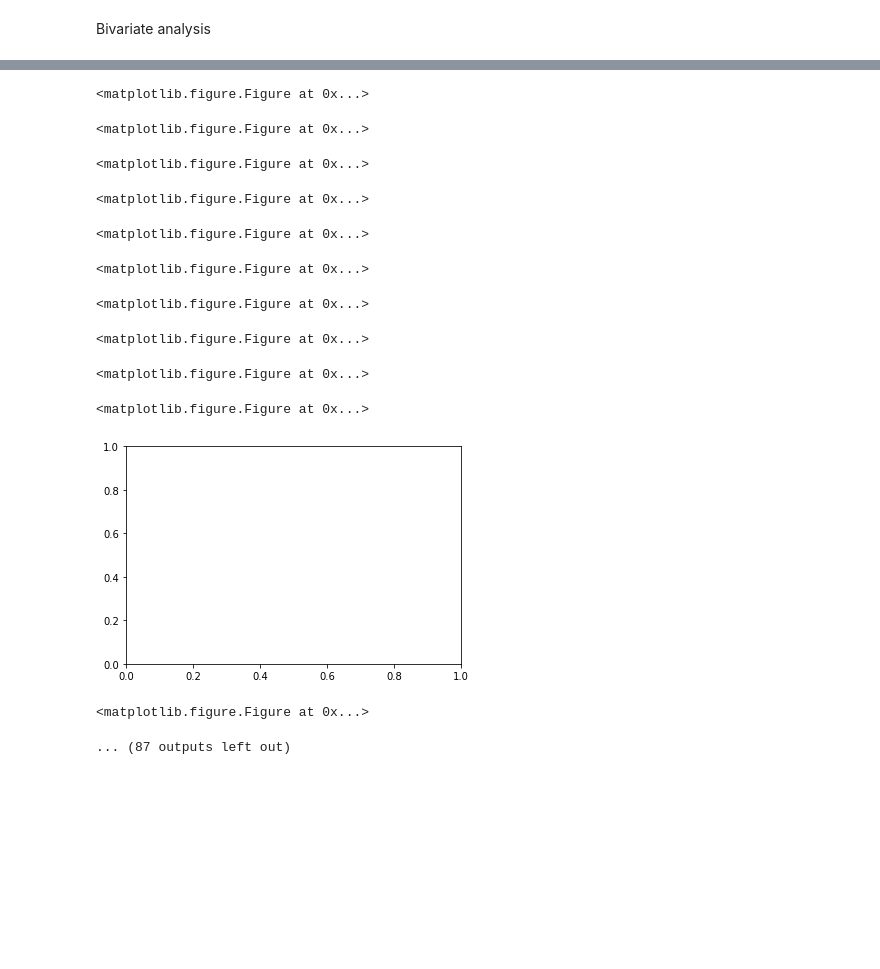
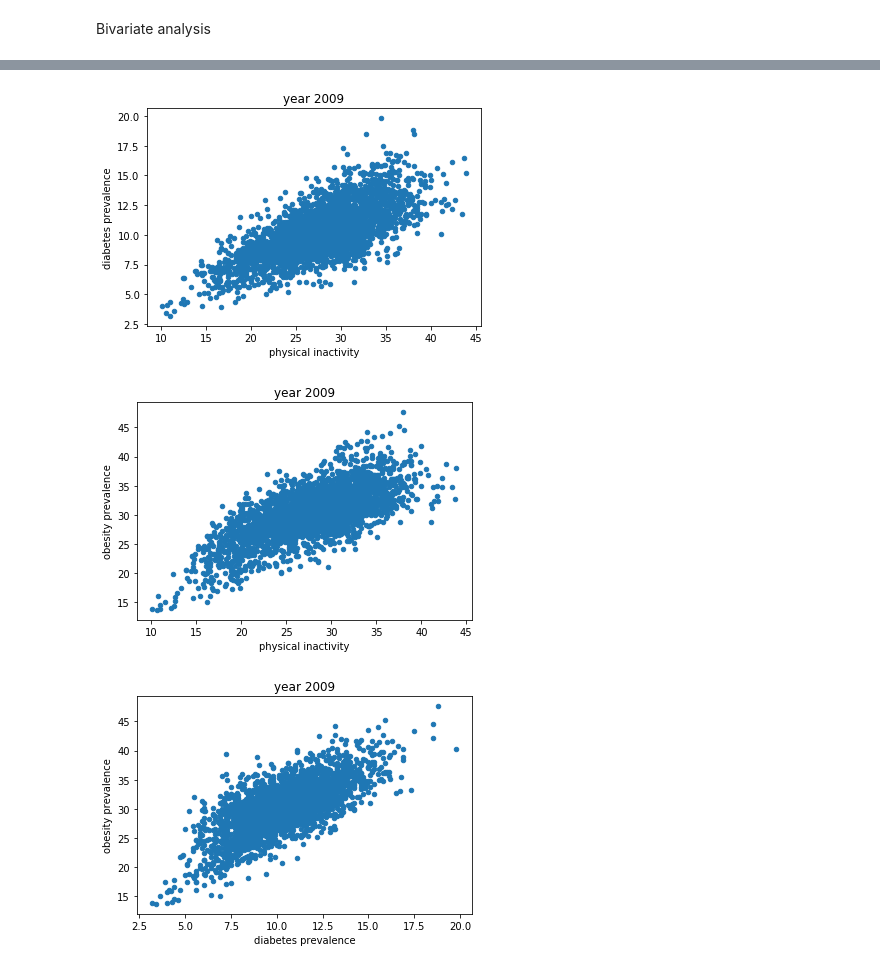
Before and after one commit to cathyxinxyz/Capstone_Project_1, a Jupyter notebook: Codes/Exploratory analysis.ipynb, the cells around one changed output, grey strips where cells are left out. Saved outputs shown, nothing was run; the diff lists cells and outputs as text; code cells hidden in the pictures; blank space fills up the shorter version.

```diff
--- a/Codes/Exploratory analysis.ipynb
+++ b/Codes/Exploratory analysis.ipynb
@@ -449,29 +374,28 @@ FIPS                                 ...
 # %%
-for year in range(2004, 2014):
-    plt.figure()
+year=2009
+#plt.figure(figsize=(20, 5))
 
-    df_phy_db_ob.plot(x=str(year)+'_phy', y=str(year)+'_db', kind='scatter')
-    plt.xlabel('physical inactivity')
-    plt.ylabel('diabetes prevalence')
-    plt.title('year '+str(year))
+#plt.subplot(1,3,1)
+df_phy_db_ob.plot(x=str(year)+'_phy', y=str(year)+'_db', kind='scatter')
+plt.xlabel('physical inactivity')
+plt.ylabel('diabetes prevalence')
+plt.title('year '+str(year))
+plt.show()
 
-    plt.figure()
-    df_phy_db_ob.plot(x=str(year)+'_phy', y=str(year)+'_ob', kind='scatter')
-    plt.xlabel('physical inactivity')
-    plt.ylabel('obesity prevalence')
-    plt.title('year '+str(year))
+#plt.subplot(1,3,2)
+df_phy_db_ob.plot(x=str(year)+'_phy', y=str(year)+'_ob', kind='scatter')
+plt.xlabel('physical inactivity')
+plt.ylabel('obesity prevalence')
+plt.title('year '+str(year))
 plt.show()
+
+#plt.subplot(1,3,3)
+df_phy_db_ob.plot(x=str(year)+'_db', y=str(year)+'_ob', kind='scatter')
+plt.xlabel('diabetes prevalence')
+plt.ylabel('obesity prevalence')
+plt.title('year '+str(year))
+plt.show()
 # %% [output]
-<matplotlib.figure.Figure at 0x...>
-<matplotlib.figure.Figure at 0x...>
-<matplotlib.figure.Figure at 0x...>
-<matplotlib.figure.Figure at 0x...>
-<matplotlib.figure.Figure at 0x...>
-<matplotlib.figure.Figure at 0x...>
-<matplotlib.figure.Figure at 0x...>
-<matplotlib.figure.Figure at 0x...>
-<matplotlib.figure.Figure at 0x...>
-<matplotlib.figure.Figure at 0x...>
-[figure, old version]
+[figure, new version]
-<matplotlib.figure.Figure at 0x...>
-... (87 outputs left out)
+[figure, added]
+[figure, added]
```
Also changed, not shown: parts of 43 cells of this notebook, 2 other files.
